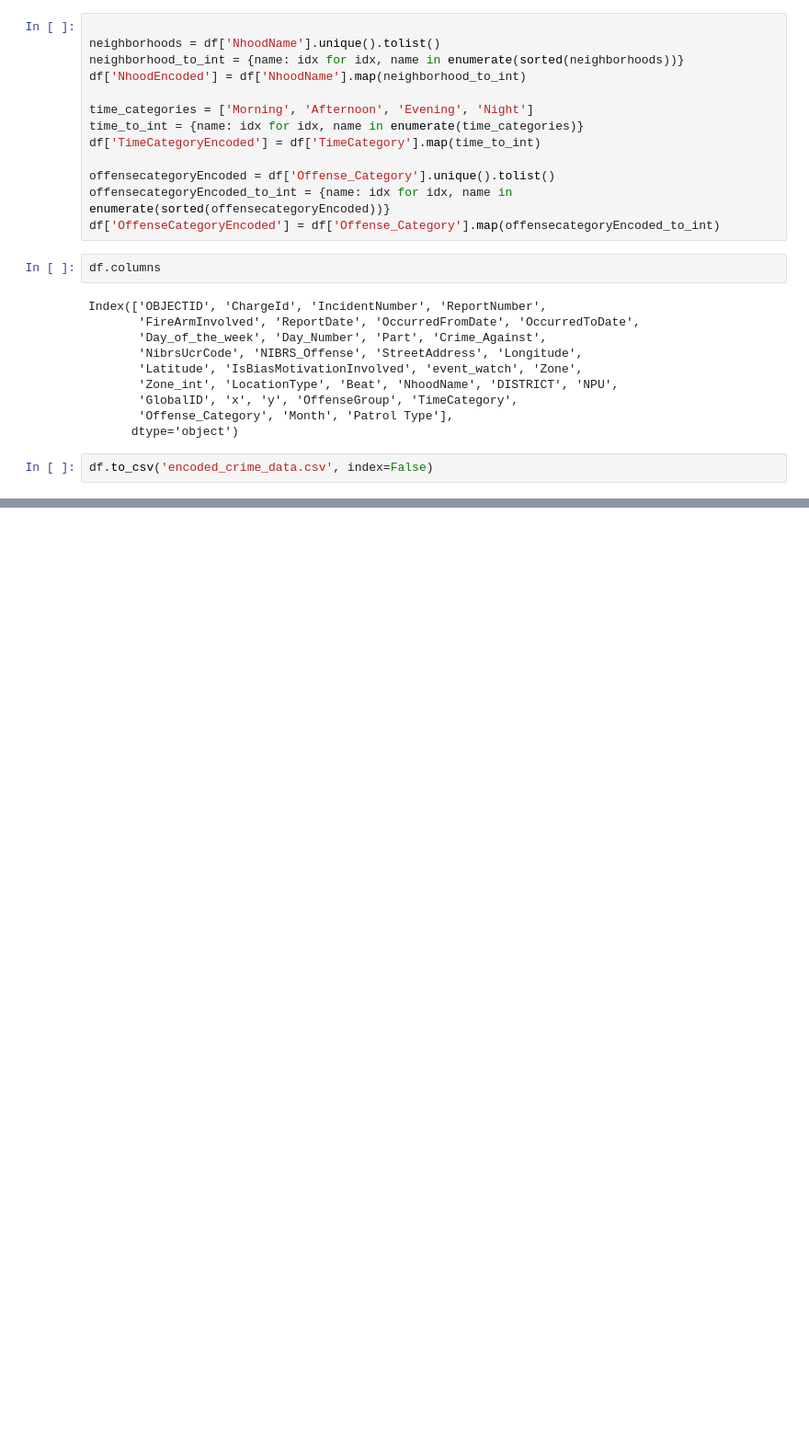
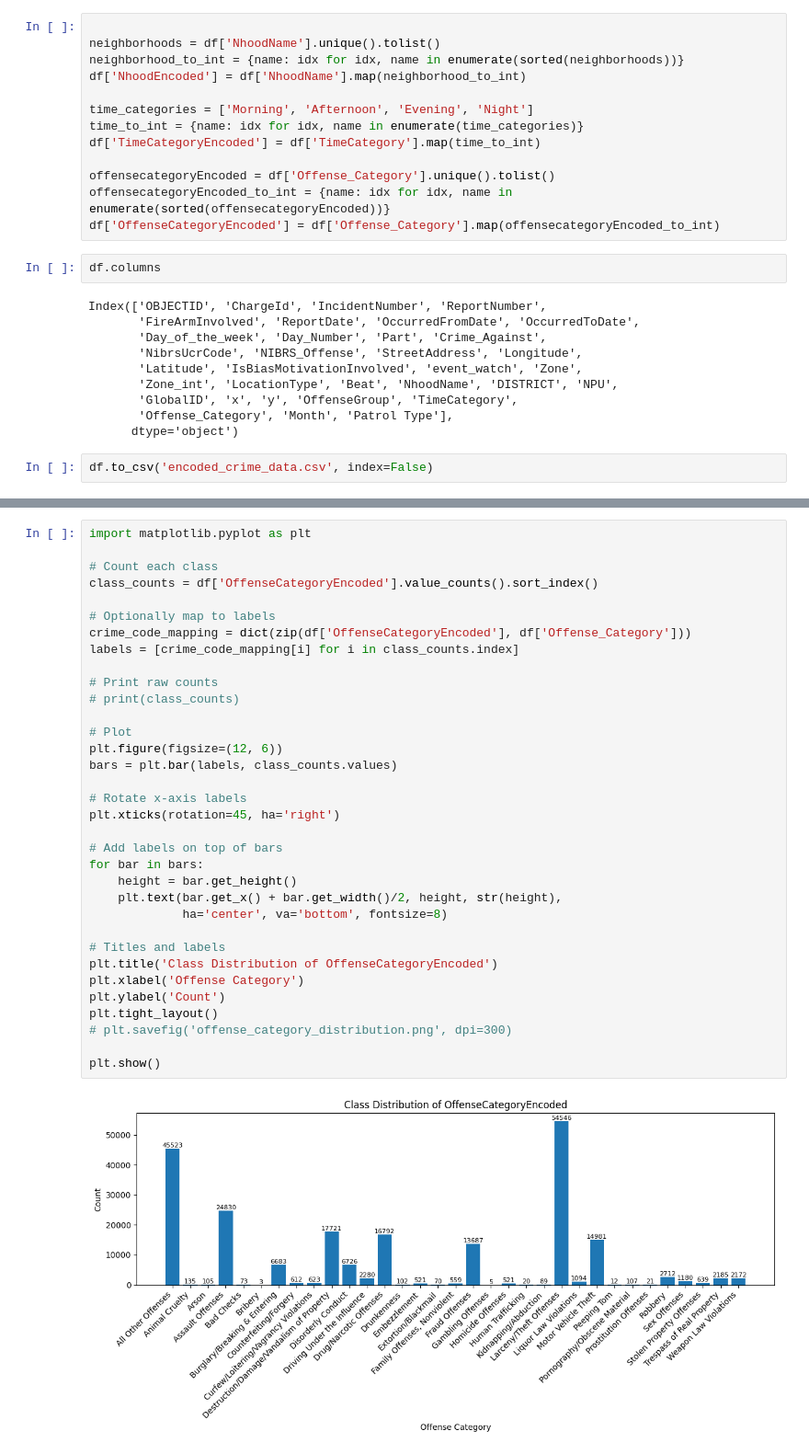
Before and after one commit to ShreyaChivilkar/ATLSHIELD, a Jupyter notebook: EDA.ipynb, the cells around one changed output, grey strips where cells are left out. Shown at 92% size. Drawn from its saved outputs; the diff is of its cells as text; blank space fills up the shorter version.

```diff
--- a/EDA.ipynb
+++ b/EDA.ipynb
@@ -706,0 +714,36 @@ df.to_csv('encoded_crime_data.csv', index=False)
+# %%
+import matplotlib.pyplot as plt
+
+# Count each class
+class_counts = df['OffenseCategoryEncoded'].value_counts().sort_index()
+
+# Optionally map to labels
+crime_code_mapping = dict(zip(df['OffenseCategoryEncoded'], df['Offense_Category']))
+labels = [crime_code_mapping[i] for i in class_counts.index]
+
+# Print raw counts
+# print(class_counts)
+
+# Plot
+plt.figure(figsize=(12, 6))
+bars = plt.bar(labels, class_counts.values)
+
+# Rotate x-axis labels
+plt.xticks(rotation=45, ha='right')
+
+# Add labels on top of bars
+for bar in bars:
+    height = bar.get_height()
+    plt.text(bar.get_x() + bar.get_width()/2, height, str(height),
+             ha='center', va='bottom', fontsize=8)
+
+# Titles and labels
+plt.title('Class Distribution of OffenseCategoryEncoded')
+plt.xlabel('Offense Category')
+plt.ylabel('Count')
+plt.tight_layout()
+# plt.savefig('offense_category_distribution.png', dpi=300)
+
+plt.show()
+# %% [output]
+[figure, added]
```
Also changed, not shown: parts of 8 cells of this notebook.
